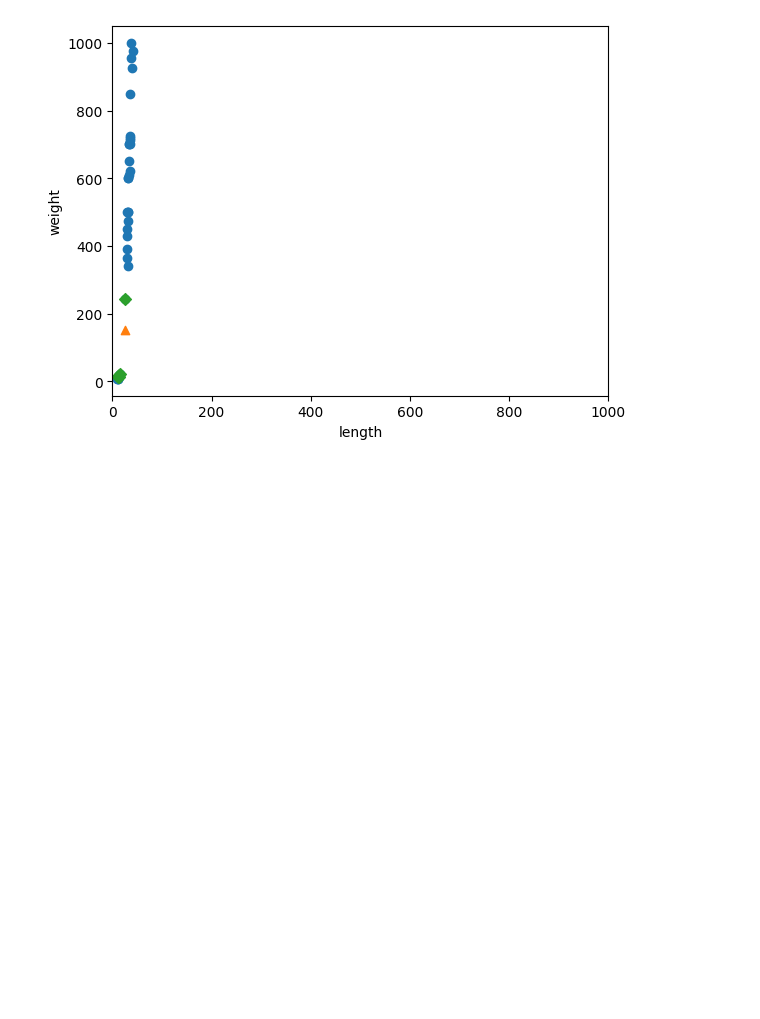
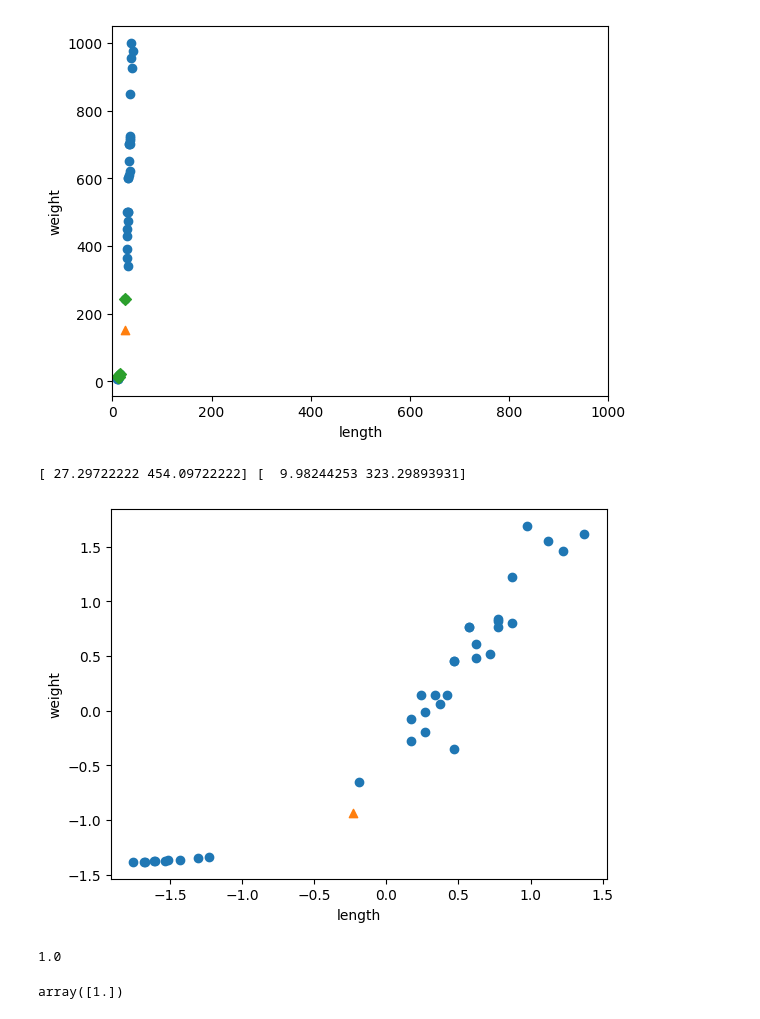
Before and after one commit to alswns6327/ai_learning, a Jupyter notebook: KNeighborsClassifier3.ipynb, the cells around one changed output. Saved outputs shown, nothing was run; the diff lists cells and outputs as text; code cells hidden in the pictures; blank space fills up the shorter version.

Commit message:
sklearn.neighbors KNeighborsClassifier data scale leaned

```diff
--- a/KNeighborsClassifier3.ipynb
+++ b/KNeighborsClassifier3.ipynb
@@ -124,3 +124,27 @@ plt.ylabel('weight')
 plt.show()
 # %% [output]
 [figure]
+# %%
+# 거리를 기준으로 하는 모델들의 경우 각 데이터의 스케일을 맞춰주는 데이터 전처리 과정이 필요하다.
+# K-최근접 이웃 모델은 가장 널리 사용하는 표준 점수를 사용하여 처리한다.
+# 표준점수란 각 데이터가 원점에서 몇 표준편차만큼 떨어져 있는지를 뜻한다.
+mean = np.mean(train_input, axis=0) # 평균
+std = np.std(train_input, axis=0) # 표준편차
+#axis = 계산 방향
+# %%
+print(mean, std)
+# %% [output]
+[ 27.29722222 454.09722222] [  9.98244253 323.29893931]
+# %%
+# numpy의 브로드캐스팅
+train_scaled = (train_input - mean) / std
+# %%
+# 테스트 세트는 기존의 훈련세트의 평균과 표준편차로 나누어준다. 이유는 따로 공부
+new = ([25, 150] -mean) / std
+plt.scatter(train_scaled[:, 0], train_scaled[:, 1])
+plt.scatter(new[0], new[1], marker='^')
+plt.xlabel('length')
+plt.ylabel('weight')
+plt.show()
+# %% [output]
+[figure, added]
@@ -126,0 +154,8 @@ plt.show()
+# %%
+kn.score(test_scaled, test_target)
+# %% [output]
+1.0
+# %%
+kn.predict([new])
+# %% [output]
+array([1.])
```
Also changed, not shown: parts of 4 cells of this notebook.
